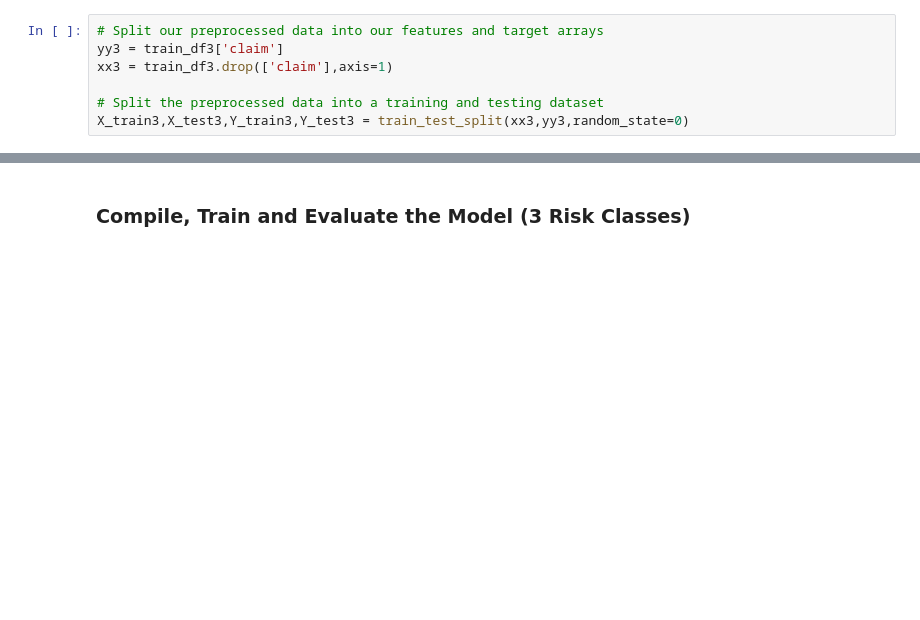
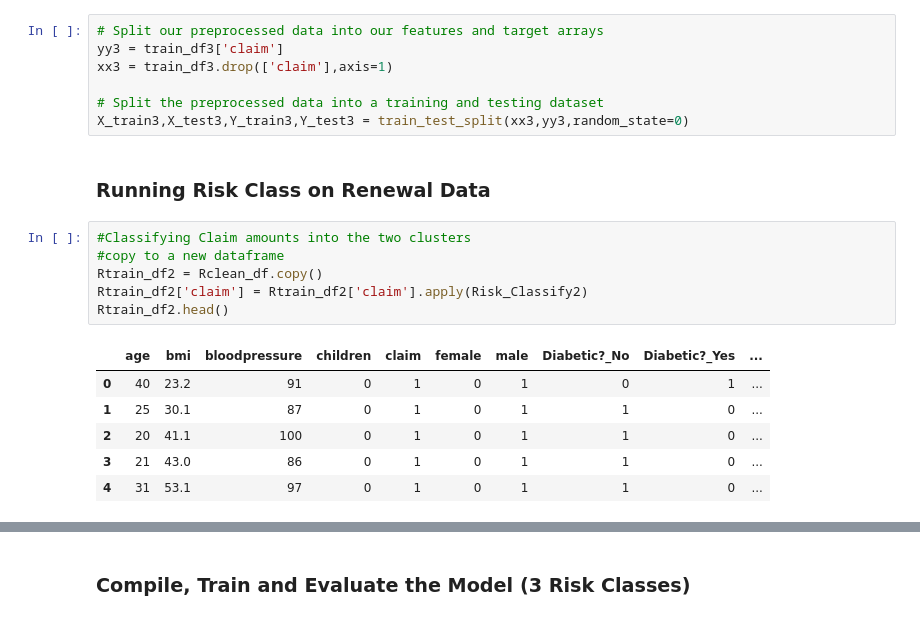
Before and after one commit to Hermaeus1/Health-Claims-P4, a Jupyter notebook: Claims_Learning_withGraphs.ipynb, the cells around one changed output, grey strips where cells are left out. Saved outputs shown, nothing was run; the diff lists cells and outputs as text; blank space fills up the shorter version.

```diff
--- a/Claims_Learning_withGraphs.ipynb
+++ b/Claims_Learning_withGraphs.ipynb
@@ -280,3 +327,18 @@ xx3 = train_df3.drop(['claim'],axis=1)
 
 # Split the preprocessed data into a training and testing dataset
 X_train3,X_test3,Y_train3,Y_test3 = train_test_split(xx3,yy3,random_state=0)
+# %% [markdown]
+### Running Risk Class on Renewal Data
+# %%
+#Classifying Claim amounts into the two clusters
+#copy to a new dataframe
+Rtrain_df2 = Rclean_df.copy()
+Rtrain_df2['claim'] = Rtrain_df2['claim'].apply(Risk_Classify2)
+Rtrain_df2.head()
+# %% [output]
+|  | age | bmi | bloodpressure | children | claim | female | male | Diabetic?_No | Diabetic?_Yes | ... |
+| 0 | 40 | 23.2 | 91 | 0 | 1 | 0 | 1 | 0 | 1 | ... |
+| 1 | 25 | 30.1 | 87 | 0 | 1 | 0 | 1 | 1 | 0 | ... |
+| 2 | 20 | 41.1 | 100 | 0 | 1 | 0 | 1 | 1 | 0 | ... |
+| 3 | 21 | 43.0 | 86 | 0 | 1 | 0 | 1 | 1 | 0 | ... |
+| 4 | 31 | 53.1 | 97 | 0 | 1 | 0 | 1 | 1 | 0 | ... |
```
Also changed, not shown: parts of 20 cells of this notebook, 14 other files.
